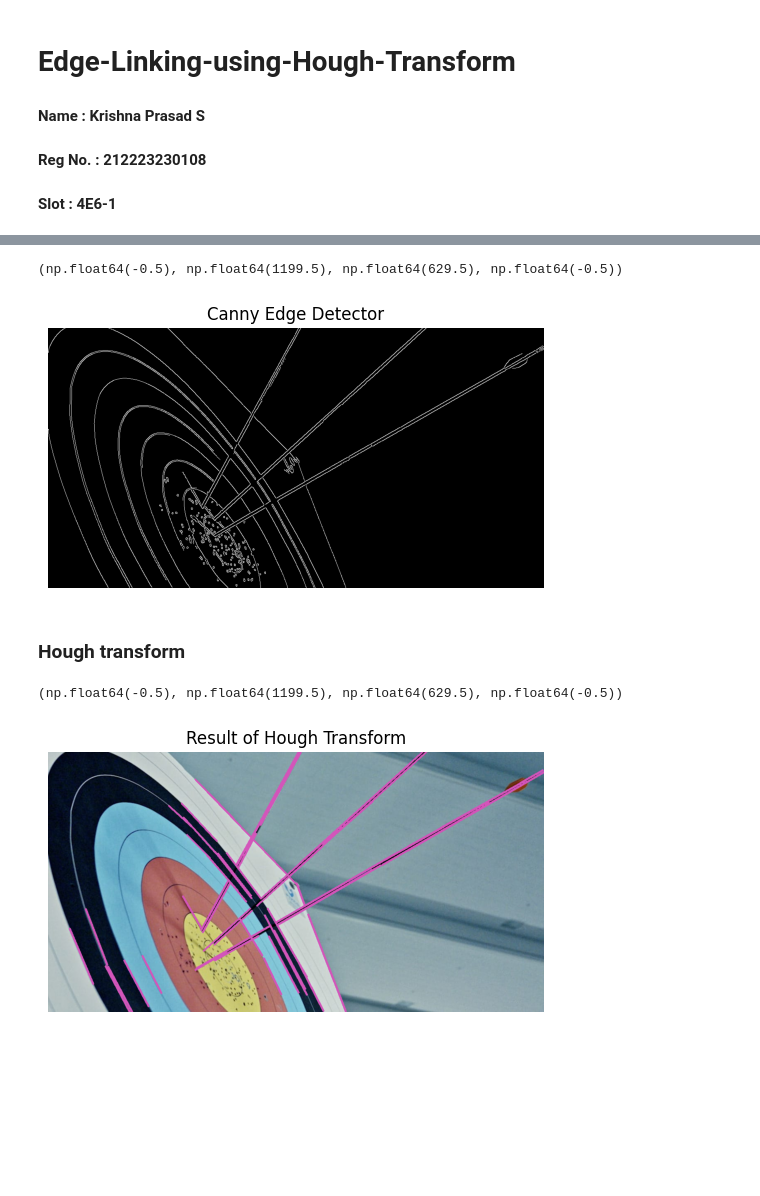
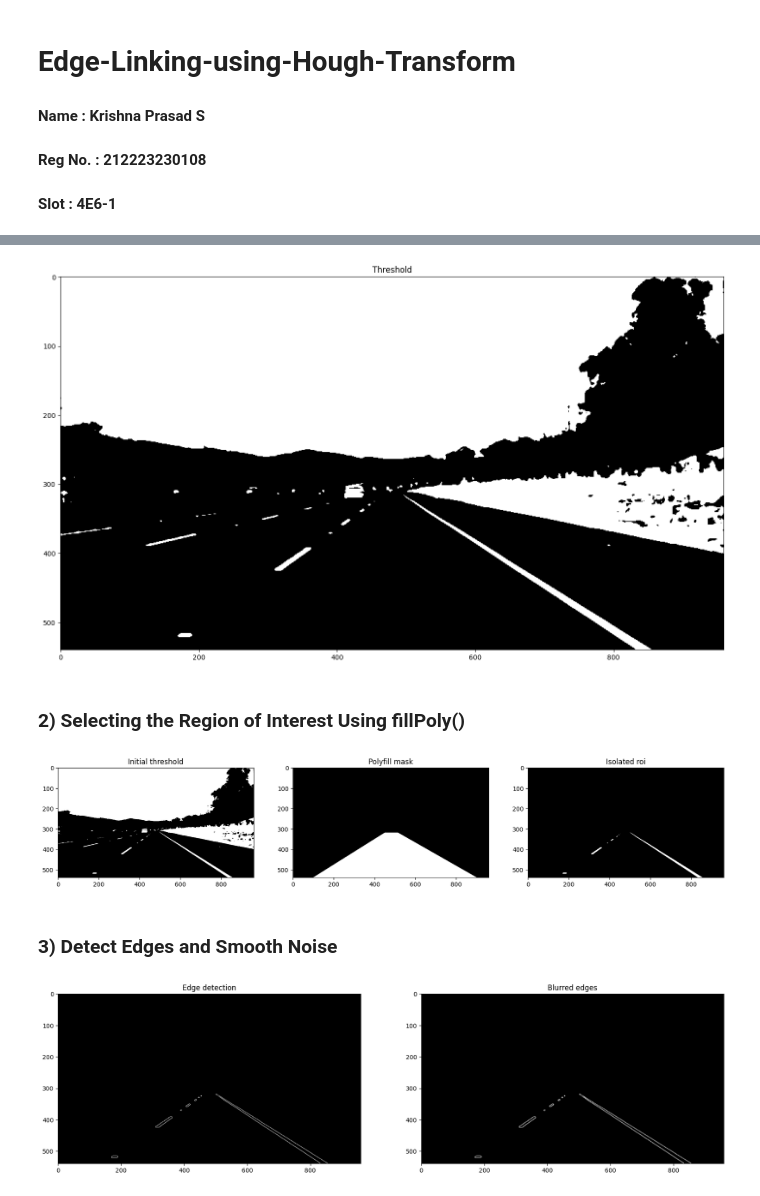
Before and after one commit to KrishnaPrasad148/Edge-Linking-using-Hough-Transform, a Jupyter notebook: Edge_Linking.ipynb, the cells around one changed output, grey strips where cells are left out. Cells and saved outputs as stored; diff of their text form; code cells hidden in the pictures; blank space fills up the shorter version.

```diff
--- a/Edge_Linking.ipynb
+++ b/Edge_Linking.ipynb
@@ -13,7 +13,7 @@ import matplotlib.pyplot as plt
 # %%
 # Read the image
 
-image = cv2.imread('archery1.jpg')
+image = cv2.imread('road.jpg')
 plt.imshow(cv2.cvtColor(image, cv2.COLOR_BGR2RGB))
 plt.title("Input Image")
 plt.axis('off')
@@ -36,27 +36,53 @@ plt.axis('off')
 # %%
+# Use global threshold based on grayscale intensity.
+threshold = cv2.inRange(gray_image, 150, 255)
 
-edges = cv2.Canny(gray_image, 50, 150)
-plt.imshow(edges, cmap='gray')
-plt.title("Canny Edge Detector")
-plt.axis('off')
+plt.figure(figsize = (20, 10))
+plt.subplot(1,1,1); plt.imshow(threshold, cmap = 'gray'); plt.title('Threshold');
 # %% [output]
-(np.float64(-0.5), np.float64(1199.5), np.float64(629.5), np.float64(-0.5))
-[figure, old version]
+[figure, new version]
 # %% [markdown]
-### Hough transform
+### 2) Selecting the Region of Interest Using fillPoly()
 # %%
+#  Region masking: Select vertices according to the input image.
+roi_vertices = np.array([[[100, 540], [900, 540], [515, 320], [450, 320]]])
 
+# Defining a blank mask.
+mask = np.zeros_like(threshold)
 
-lines = cv2.HoughLinesP(edges, 1, np.pi / 180, 100, minLineLength=50, maxLineGap=10)
-for line in lines:
-    x1, y1, x2, y2 = line[0]
-    cv2.line(image, (x1, y1), (x2, y2), (186,85,211), 3)
+# Defining a 3 channel or 1 channel color to fill the mask.
+if len(threshold.shape) > 2:
+    channel_count = threshold.shape[2]
+    ignore_mask_color = (255,) * channel_count
+else:
+    ignore_mask_color = 255
+
+# Filling pixels inside the polygon.
+cv2.fillPoly(mask, roi_vertices, ignore_mask_color)
+
+# Constructing the region of interest based on where mask pixels are nonzero.
+roi = cv2.bitwise_and(threshold, mask)
+
+plt.figure(figsize = (20, 10))
+plt.subplot(1,3,1); plt.imshow(threshold, cmap = 'gray'); plt.title('Initial threshold')
+plt.subplot(1,3,2); plt.imshow(mask, cmap = 'gray'); plt.title('Polyfill mask')
+plt.subplot(1,3,3); plt.imshow(roi, cmap = 'gray'); plt.title('Isolated roi');
+# %% [output]
+[figure, added]
+# %% [markdown]
+### 3) Detect Edges and Smooth Noise
 # %%
-# Display the result of Hough Transform (Image with lines)
+# Perform Edge Detection.
+low_threshold = 50
+high_threshold = 100
+edges = cv2.Canny(roi, low_threshold, high_threshold)
 
-plt.imshow(cv2.cvtColor(image, cv2.COLOR_BGR2RGB))  # Image with lines drawn
-plt.title("Result of Hough Transform")
-plt.axis('off')
+# Smooth with a Gaussian blur.
+kernel_size = 3
+canny_blur = cv2.GaussianBlur(edges, (kernel_size, kernel_size), 0)
+
+plt.figure(figsize = (20, 10))
+plt.subplot(1,2,1); plt.imshow(edges, cmap = 'gray'); plt.title('Edge detection')
+plt.subplot(1,2,2); plt.imshow(canny_blur, cmap = 'gray'); plt.title('Blurred edges');
 # %% [output]
-(np.float64(-0.5), np.float64(1199.5), np.float64(629.5), np.float64(-0.5))
-[figure, old version]
+[figure, new version]
```
Also changed, not shown: parts of 6 cells of this notebook, 8 other files.
